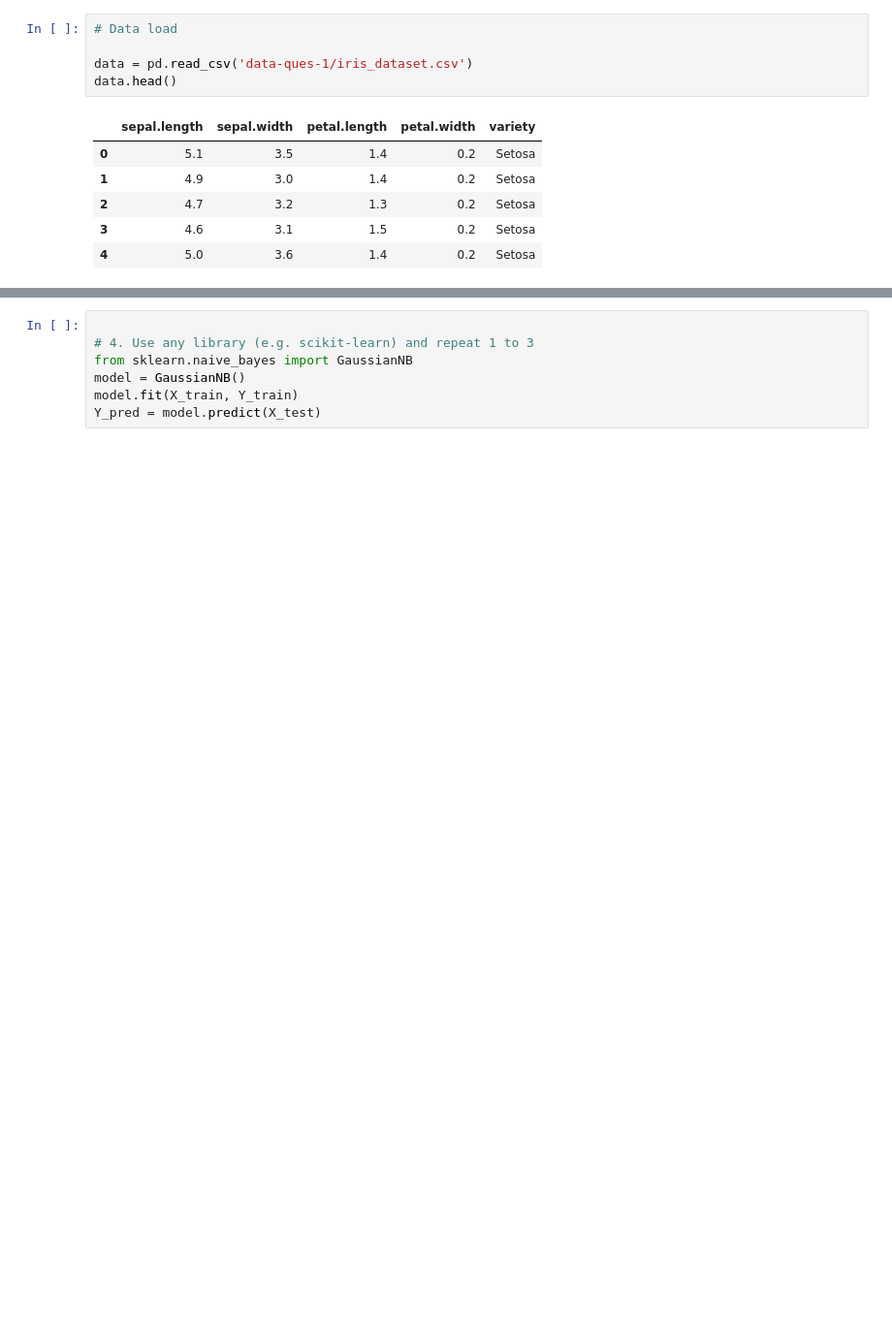
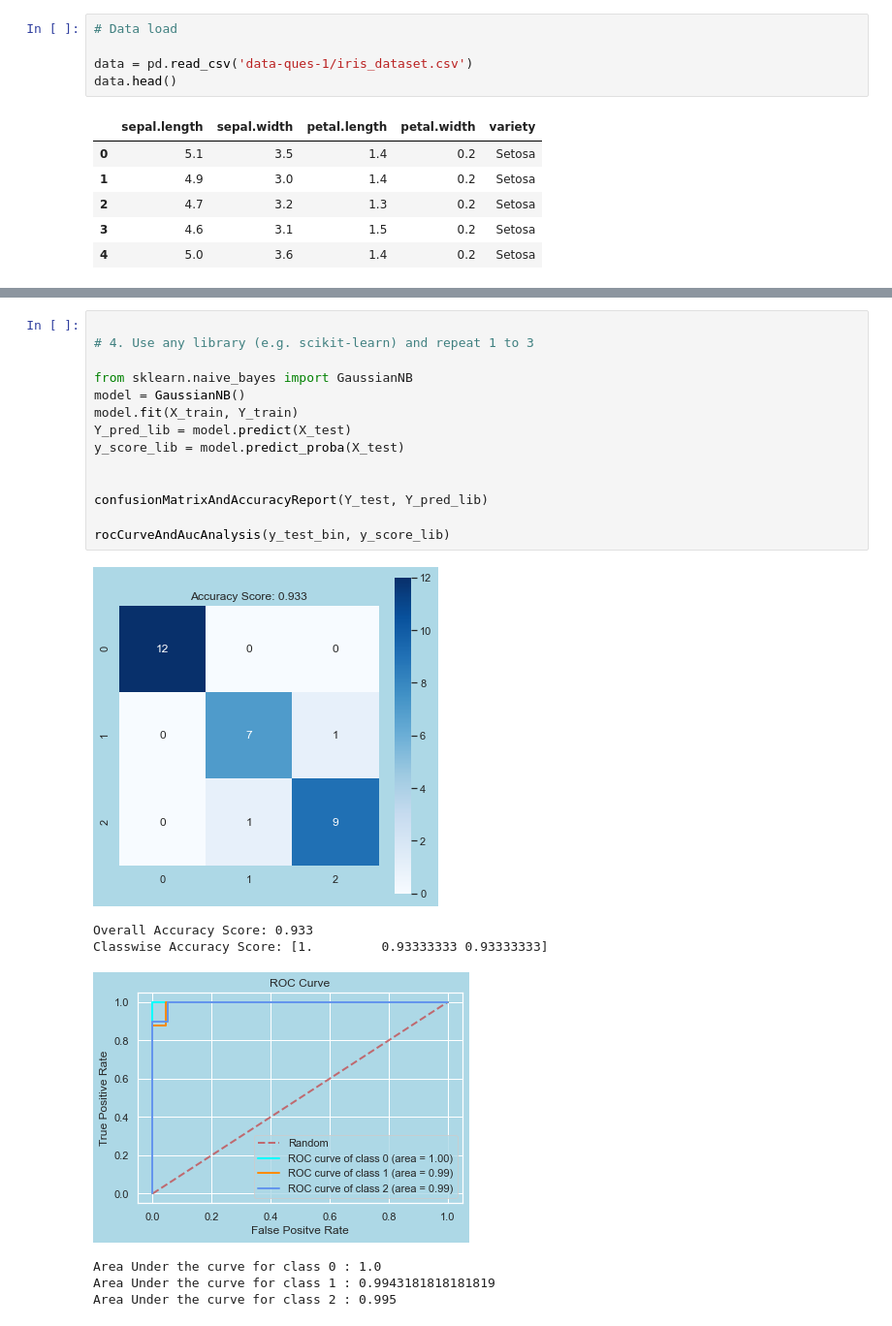
Before and after one commit to debonil/ml-assignments, a Jupyter notebook: Assignment2/M21AIE225_qu1.ipynb, the cells around one changed output, grey strips where cells are left out. Shown: that part at 97% size. Cells and saved outputs as stored; diff of their text form; blank space fills up the shorter version.

```diff
--- a/Assignment2/M21AIE225_qu1.ipynb
+++ b/Assignment2/M21AIE225_qu1.ipynb
@@ -39,7 +202,22 @@ Test data set==> (30, 4)
 # %%
 
 # 4. Use any library (e.g. scikit-learn) and repeat 1 to 3
+
 from sklearn.naive_bayes import GaussianNB
 model = GaussianNB()
 model.fit(X_train, Y_train)
-Y_pred = model.predict(X_test)
+Y_pred_lib = model.predict(X_test)
+y_score_lib = model.predict_proba(X_test)
+
+
+confusionMatrixAndAccuracyReport(Y_test, Y_pred_lib)
+
+rocCurveAndAucAnalysis(y_test_bin, y_score_lib)
+# %% [output]
+[figure, added]
+Overall Accuracy Score: 0.933
+Classwise Accuracy Score: [1.         0.93333333 0.93333333]
+[figure, added]
+Area Under the curve for class 0 : 1.0
+Area Under the curve for class 1 : 0.9943181818181819
+Area Under the curve for class 2 : 0.995
```
Also changed, not shown: parts of 11 cells of this notebook.
